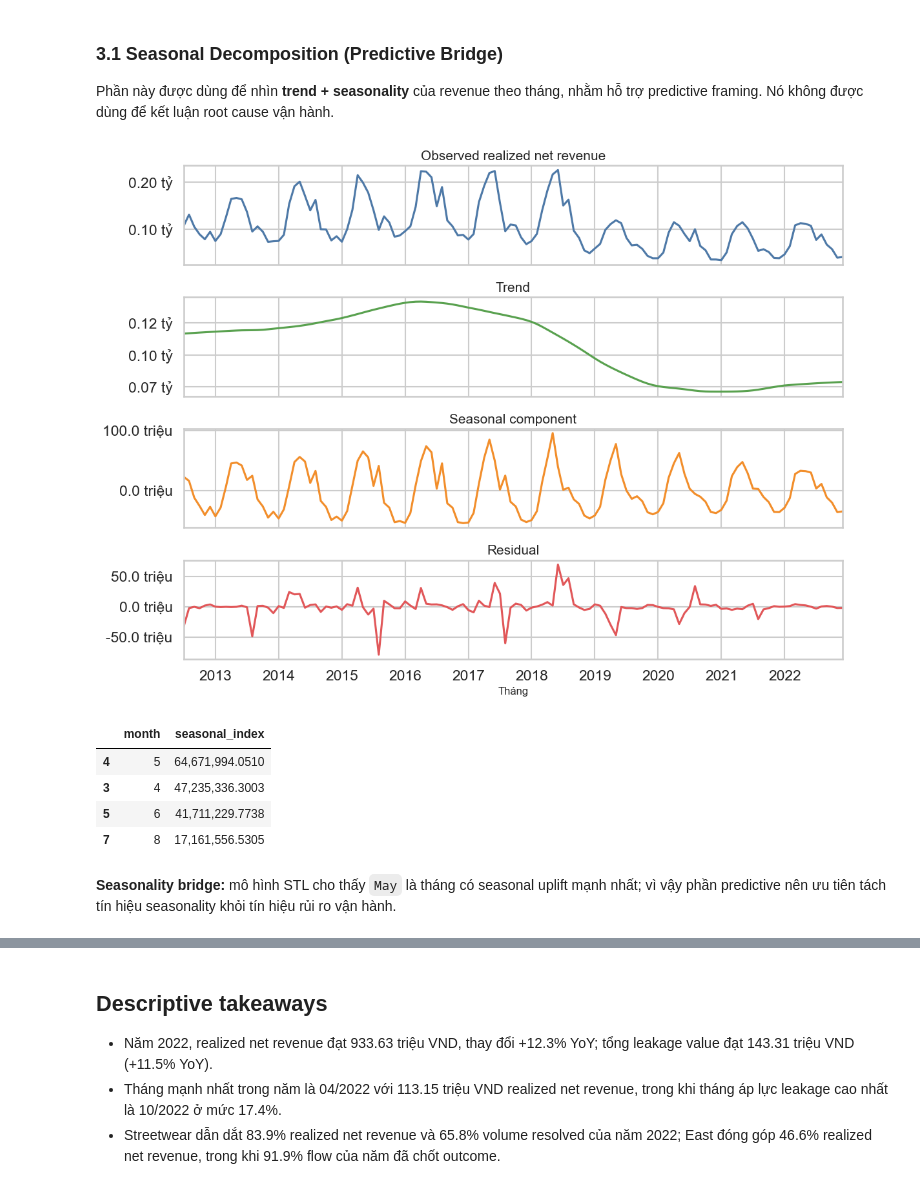
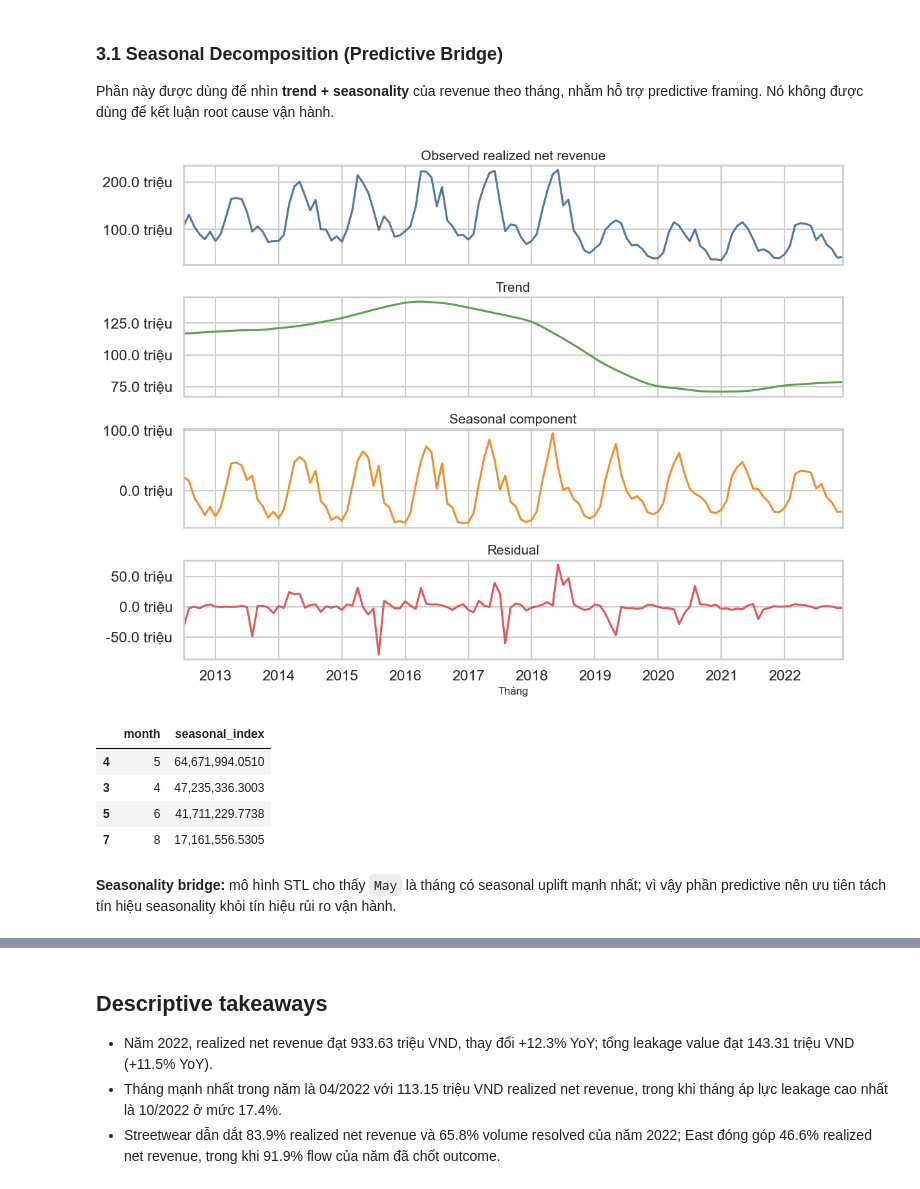
Before and after one commit to thtcsec/Datathon2026-TheGridbreakers-GenCore, a Jupyter notebook: notebooks/02_EDA_Prescriptive_Analysis.ipynb, the cells around one changed output, grey strips where cells are left out. Saved outputs shown, nothing was run; the diff lists cells and outputs as text; code cells hidden in the pictures.

```diff
--- a/notebooks/02_EDA_Prescriptive_Analysis.ipynb
+++ b/notebooks/02_EDA_Prescriptive_Analysis.ipynb
@@ -316,8 +316,8 @@ if monthly_ts.notna().sum() >= 24:
         title="Residual" if seasonal_method == "STL" else "Residual (after fallback decomposition)",
     )
 
-    axes[0].yaxis.set_major_formatter(FuncFormatter(lambda y, _pos: f"{y/1e9:.2f} tỷ"))
-    axes[1].yaxis.set_major_formatter(FuncFormatter(lambda y, _pos: f"{y/1e9:.2f} tỷ"))
+    axes[0].yaxis.set_major_formatter(FuncFormatter(lambda y, _pos: f"{y/1e6:.1f} triệu"))
+    axes[1].yaxis.set_major_formatter(FuncFormatter(lambda y, _pos: f"{y/1e6:.1f} triệu"))
     axes[2].yaxis.set_major_formatter(FuncFormatter(lambda y, _pos: f"{y/1e6:.1f} triệu"))
     axes[3].yaxis.set_major_formatter(FuncFormatter(lambda y, _pos: f"{y/1e6:.1f} triệu"))
     axes[3].set_xlabel("Tháng")
@@ -326,34 +326,34 @@ if monthly_ts.notna().sum() >= 24:
     plt.show()
 
     seasonal_rank = (
         pd.Series(seasonal.values, index=monthly_ts.index)
         .groupby(monthly_ts.index.month)
         .mean()
         .rename("seasonal_index")
         .reset_index()
         .rename(columns={"index": "month", "order_month": "month"})
         .sort_values("seasonal_index", ascending=False)
     )
     seasonal_rank["month"] = seasonal_rank["month"].astype(int)
     display(seasonal_rank.head(4))
 
     top_month = int(seasonal_rank.iloc[0]["month"])
     top_month_name = pd.Timestamp(year=recent_year, month=top_month, day=1).strftime("%B")
     method_note = (
         "mô hình STL"
         if seasonal_method == "STL"
         else "fallback decomposition bằng rolling trend + month-of-year index"
     )
     display(
         Markdown(
             f"**Seasonality bridge:** {method_note} cho thấy `{top_month_name}` là tháng có seasonal uplift mạnh nhất; "
             "vì vậy phần predictive nên ưu tiên tách tín hiệu seasonality khỏi tín hiệu rủi ro vận hành."
         )
     )
 else:
     print("Chưa đủ độ dài chuỗi thời gian (>=24 tháng) để decomposition ổn định.")
 # %% [output]
-[figure, old version]
+[figure, new version]
 |  | month | seasonal_index |
 | 4 | 5 | 64,671,994.0510 |
 | 3 | 4 | 47,235,336.3003 |
```
Also changed, not shown: parts of 2 cells of this notebook, 1 other file.
